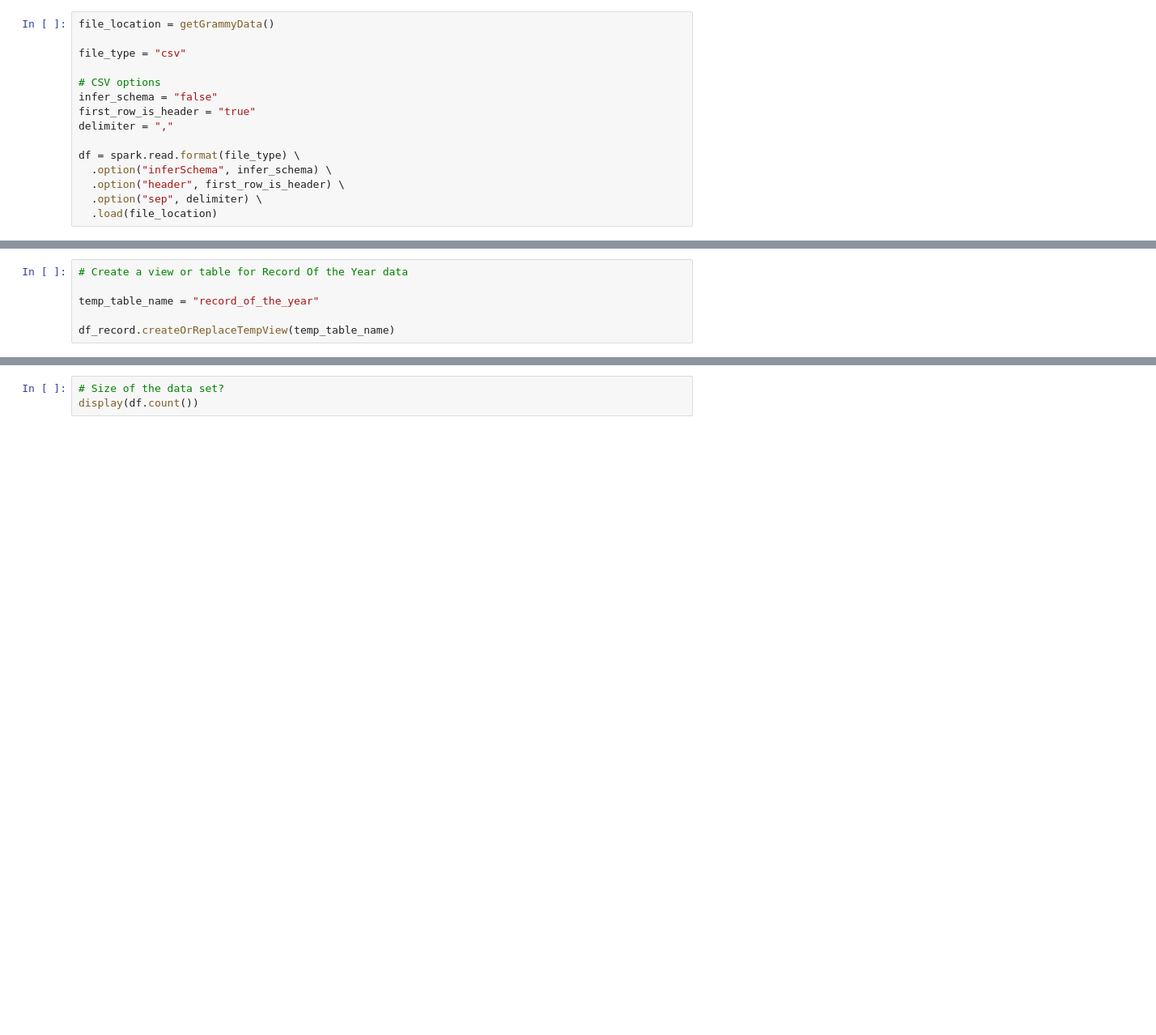
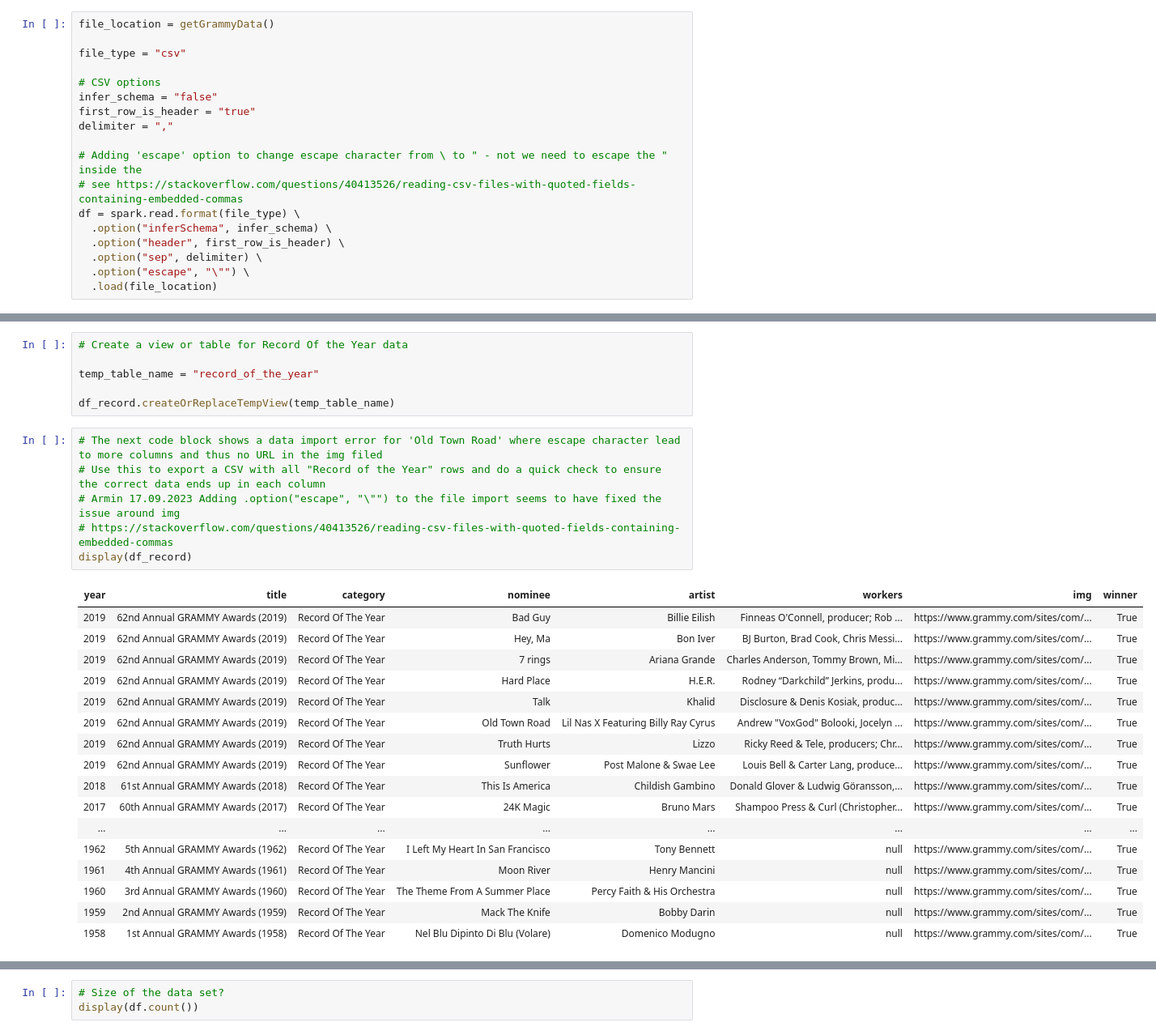
Before and after one commit to mackrauss/3252-BigData-Group-F, a Jupyter notebook: Group F - Data Project.ipynb, the cells around one changed output, grey strips where cells are left out. Shown at 81% size. Saved outputs shown, nothing was run; the diff lists cells and outputs as text; blank space fills up the shorter version.

Commit message:
Fixed import error by setting escape character during CSV file import

```diff
--- a/Group F - Data Project.ipynb
+++ b/Group F - Data Project.ipynb
@@ -73,10 +73,13 @@ infer_schema = "false"
 first_row_is_header = "true"
 delimiter = ","
 
+# Adding 'escape' option to change escape character from \ to " - not we need to escape the " inside the
+# see https://stackoverflow.com/questions/40413526/reading-csv-files-with-quoted-fields-containing-embedded-commas
 df = spark.read.format(file_type) \
   .option("inferSchema", infer_schema) \
   .option("header", first_row_is_header) \
   .option("sep", delimiter) \
+  .option("escape", "\"") \
   .load(file_location)
 # %%
 # pull file via HTTP/S using Spark tools
@@ -169,3 +172,27 @@ display(df_record.head(5))
 temp_table_name = "record_of_the_year"
 
 df_record.createOrReplaceTempView(temp_table_name)
+# %%
+# The next code block shows a data import error for 'Old Town Road' where escape character lead to more columns and thus no URL in the img filed
+# Use this to export a CSV with all "Record of the Year" rows and do a quick check to ensure the correct data ends up in each column
+# Armin 17.09.2023 Adding .option("escape", "\"") to the file import seems to have fixed the issue around img
+# https://stackoverflow.com/questions/40413526/reading-csv-files-with-quoted-fields-containing-embedded-commas
+display(df_record)
+# %% [output]
+| year | title | category | nominee | artist | workers | img | winner |
+| 2019 | 62nd Annual GRAMMY Awards (2019) | Record Of The Year | Bad Guy | Billie Eilish | Finneas O'Connell, producer; Rob ... | https://www.grammy.com/sites/com/... | True |
+| 2019 | 62nd Annual GRAMMY Awards (2019) | Record Of The Year | Hey, Ma | Bon Iver | BJ Burton, Brad Cook, Chris Messi... | https://www.grammy.com/sites/com/... | True |
+| 2019 | 62nd Annual GRAMMY Awards (2019) | Record Of The Year | 7 rings | Ariana Grande | Charles Anderson, Tommy Brown, Mi... | https://www.grammy.com/sites/com/... | True |
+| 2019 | 62nd Annual GRAMMY Awards (2019) | Record Of The Year | Hard Place | H.E.R. | Rodney “Darkchild” Jerkins, produ... | https://www.grammy.com/sites/com/... | True |
+| 2019 | 62nd Annual GRAMMY Awards (2019) | Record Of The Year | Talk | Khalid | Disclosure & Denis Kosiak, produc... | https://www.grammy.com/sites/com/... | True |
+| 2019 | 62nd Annual GRAMMY Awards (2019) | Record Of The Year | Old Town Road | Lil Nas X Featuring Billy Ray Cyrus | Andrew "VoxGod" Bolooki, Jocelyn ... | https://www.grammy.com/sites/com/... | True |
+| 2019 | 62nd Annual GRAMMY Awards (2019) | Record Of The Year | Truth Hurts | Lizzo | Ricky Reed & Tele, producers; Chr... | https://www.grammy.com/sites/com/... | True |
+| 2019 | 62nd Annual GRAMMY Awards (2019) | Record Of The Year | Sunflower | Post Malone & Swae Lee | Louis Bell & Carter Lang, produce... | https://www.grammy.com/sites/com/... | True |
+| 2018 | 61st Annual GRAMMY Awards (2018) | Record Of The Year | This Is America | Childish Gambino | Donald Glover & Ludwig Göransson,... | https://www.grammy.com/sites/com/... | True |
+| 2017 | 60th Annual GRAMMY Awards (2017) | Record Of The Year | 24K Magic | Bruno Mars | Shampoo Press & Curl (Christopher... | https://www.grammy.com/sites/com/... | True |
+| ... | ... | ... | ... | ... | ... | ... | ... |
+| 1962 | 5th Annual GRAMMY Awards (1962) | Record Of The Year | I Left My Heart In San Francisco | Tony Bennett | null | https://www.grammy.com/sites/com/... | True |
+| 1961 | 4th Annual GRAMMY Awards (1961) | Record Of The Year | Moon River | Henry Mancini | null | https://www.grammy.com/sites/com/... | True |
+| 1960 | 3rd Annual GRAMMY Awards (1960) | Record Of The Year | The Theme From A Summer Place | Percy Faith & His Orchestra | null | https://www.grammy.com/sites/com/... | True |
+| 1959 | 2nd Annual GRAMMY Awards (1959) | Record Of The Year | Mack The Knife | Bobby Darin | null | https://www.grammy.com/sites/com/... | True |
+| 1958 | 1st Annual GRAMMY Awards (1958) | Record Of The Year | Nel Blu Dipinto Di Blu (Volare) | Domenico Modugno | null | https://www.grammy.com/sites/com/... | True |
```
Also changed, not shown: parts of 4 cells of this notebook.
